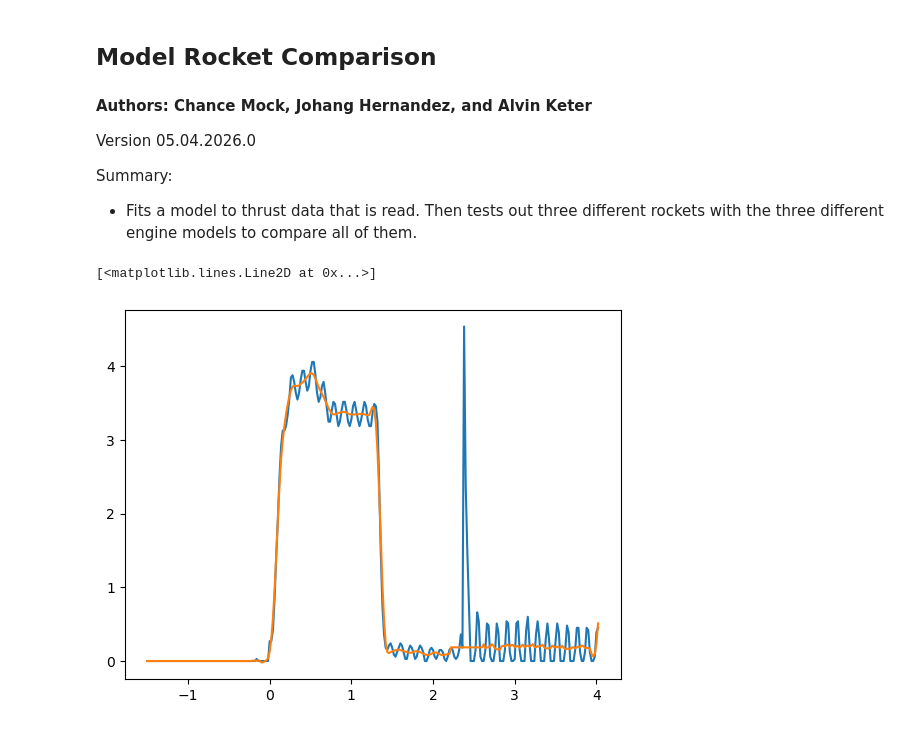
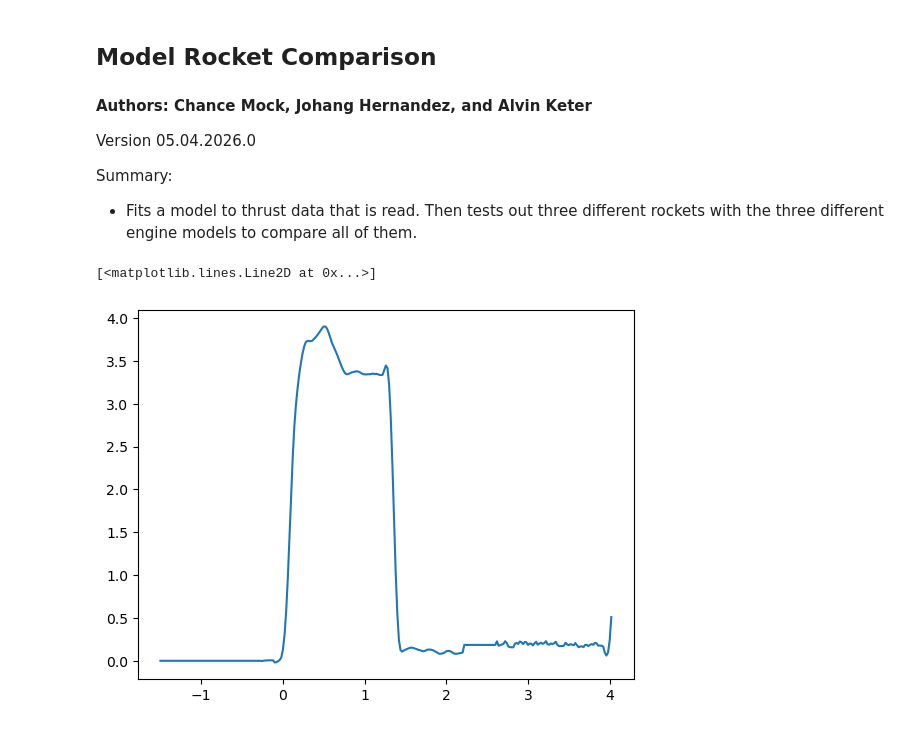
Before and after one commit to Johang727/EGR215, a Jupyter notebook: Final/Final.ipynb, the cells around one changed output. Cells and saved outputs as stored; diff of their text form; code cells hidden in the pictures.

```diff
--- a/Final/Final.ipynb
+++ b/Final/Final.ipynb
@@ -20,58 +19,42 @@ import matplotlib.pyplot as plt
 rho = 1.225 # air density at sea level
 g = 9.81
 # %%
-"""
-# load a8
-
-a8_3_data = np.loadtxt("A8-3_ThrustData.txt", skiprows=6)
-a8_3_t_data = a8_3_data[:,0]
-a8_3_t_force = a8_3_data[:,1]
-
-# plt.plot(a8_3_t_data, a8_3_t_force) # plot to view data
-
-# clean data
-zero_offset = a8_3_t_force[0]
-a8_3_t_force -= zero_offset # zero values
-a8_3_t_force *= -1 # flip sign
-a8_3_t_force = np.clip(a8_3_t_force, 0, None) # removes negatives
-"""
-
 def load_data(path:str, smooth_level:int=0):
     # load data
     data = np.loadtxt(path, skiprows=6)
     t_data = data[:,0]
     f_data = data[:,1]
 
 
     # clean data
     zero_offset = f_data[0]
     f_data -= zero_offset # zero values
     f_data *= -1 # flip sign
     f_data = np.clip(f_data, 0, None) # removes negatives
 
     if smooth_level != 0:
         f_data = savgol_filter(f_data, window_length=smooth_level, polyorder=3)
 
     #plt.plot(t_data, f_data) # plot to view data
     t_data = t_data - t_data[f_data > 0.1][0]
 
     return t_data, f_data
 
 a8_3_t_data, a8_3_f_data = load_data("A8-3_ThrustData.txt")
 #plt.plot(a8_3_t_data, a8_3_f_data)
 b4_2_t_data, b4_2_f_data = load_data("B4-2_ThrustData.txt")
 #plt.plot(b4_2_t_data, b4_2_f_data)
 b6_2_t_data, b6_2_f_data = load_data("B6-2_ThrustData.txt")
-plt.plot(b6_2_t_data, b6_2_f_data)
+#plt.plot(b6_2_t_data, b6_2_f_data)
 
 
 b6_2_t_data, b6_2_f_data = load_data("B6-2_ThrustData.txt", 11)
 
 # smooth out the second spike manually
-b6_2_f_data[(b6_2_t_data > 2.2) & (b6_2_t_data < 2.6)] = b6_2_f_data[3 == b6_2_t_data]
-plt.plot(b6_2_t_data, b6_2_f_data)
+b6_2_f_data[(b6_2_t_data > 2.2) & (b6_2_t_data < 2.6)] = b6_2_f_data[3 == b6_2_t_data] # type: ignore
+plt.plot(b6_2_t_data, b6_2_f_data) # type: ignore
 # %% [output]
 [<matplotlib.lines.Line2D at 0x...>]
-[figure, old version]
+[figure, new version]
 # %%
 # engine model
```
Also changed, not shown: parts of 9 cells of this notebook.
